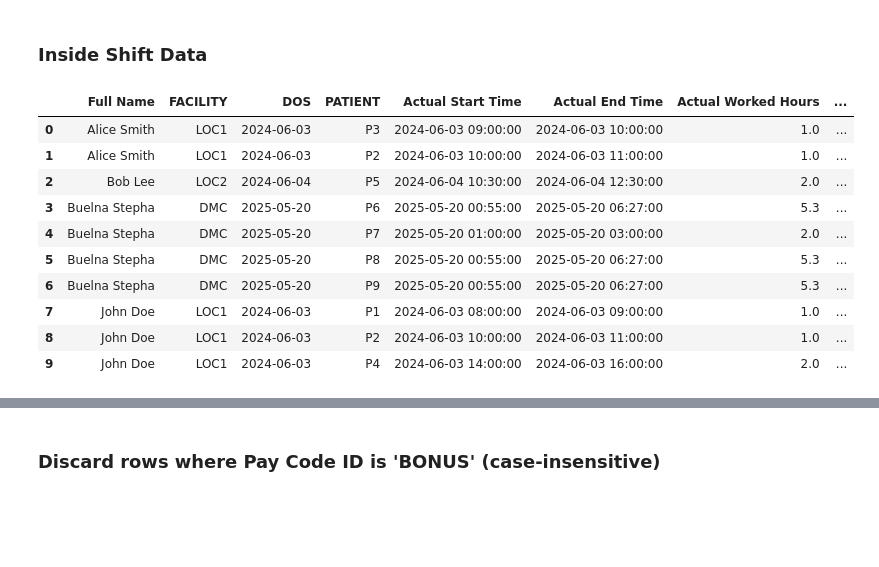
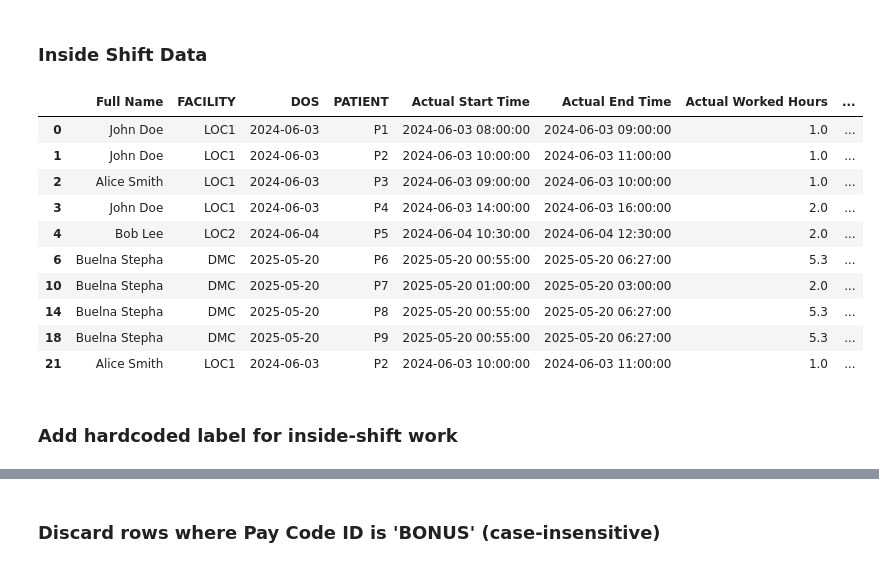
Before and after one commit to RajuNaik/Project-K, a Jupyter notebook: Actual_Working_Hours.ipynb, the cells around one changed output, grey strips where cells are left out. Cells and saved outputs as stored; diff of their text form; code cells hidden in the pictures; blank space fills up the shorter version.

```diff
--- a/Actual_Working_Hours.ipynb
+++ b/Actual_Working_Hours.ipynb
@@ -132,46 +125,43 @@ df_comp['Full Name'] = df_comp['Staff First Name'].str.strip() + ' ' + df_comp['
 df_comp['Schedule Start DateTime'] = pd.to_datetime(df_comp['Schedule Start Date'].astype(str) + ' ' + df_comp['Schedule Start Time'])
 df_comp['Schedule End DateTime'] = pd.to_datetime(df_comp['Schedule End Date'].astype(str) + ' ' + df_comp['Schedule End Time'])
 
 # Step 5: Cross join and filter by facility + actual time falling in schedule range
 df_cross = df_mcr_long.merge(
     df_comp,
     how='left',
     left_on=['Full Name', 'FACILITY'],
     right_on=['Full Name', 'Location ID']
 )
 
 df_filtered = df_cross[
     (df_cross['Actual Start Time'] >= df_cross['Schedule Start DateTime']) &
     (df_cross['Actual End Time'] <= df_cross['Schedule End DateTime'])
 ]
 
 # Step 6: Final formatting
 df_result = df_filtered.rename(columns={
     'Full Name_x': 'Full Name'
 })[[
     'Full Name', 'FACILITY', 'DOS', 'PATIENT',
     'Actual Start Time', 'Actual End Time', 'Actual Worked Hours',
     'Schedule Task Name', 'Schedule Start Date', 'Schedule Start Time',
     'Schedule End Date', 'Schedule End Time', 'Schedule Duration (hours)',
     'Pay Code ID'
 ]]
 
-# Add hardcoded label for inside-shift work
-df_result['Work Type'] = 'Callback'
-
-df_result_Callback = df_result.sort_values(by=['Full Name', 'DOS', 'FACILITY']).reset_index(drop=True)
-
 # Step 7: Display result
-display(df_result_Callback)
+display(df_result)
 # %% [output]
 |  | Full Name | FACILITY | DOS | PATIENT | Actual Start Time | Actual End Time | Actual Worked Hours | ... |
-| 0 | Alice Smith | LOC1 | 2024-06-03 | P3 | 2024-06-03 09:00:00 | 2024-06-03 10:00:00 | 1.0 | ... |
-| 1 | Alice Smith | LOC1 | 2024-06-03 | P2 | 2024-06-03 10:00:00 | 2024-06-03 11:00:00 | 1.0 | ... |
-| 2 | Bob Lee | LOC2 | 2024-06-04 | P5 | 2024-06-04 10:30:00 | 2024-06-04 12:30:00 | 2.0 | ... |
-| 3 | Buelna Stepha | DMC | 2025-05-20 | P6 | 2025-05-20 00:55:00 | 2025-05-20 06:27:00 | 5.3 | ... |
-| 4 | Buelna Stepha | DMC | 2025-05-20 | P7 | 2025-05-20 01:00:00 | 2025-05-20 03:00:00 | 2.0 | ... |
-| 5 | Buelna Stepha | DMC | 2025-05-20 | P8 | 2025-05-20 00:55:00 | 2025-05-20 06:27:00 | 5.3 | ... |
-| 6 | Buelna Stepha | DMC | 2025-05-20 | P9 | 2025-05-20 00:55:00 | 2025-05-20 06:27:00 | 5.3 | ... |
-| 7 | John Doe | LOC1 | 2024-06-03 | P1 | 2024-06-03 08:00:00 | 2024-06-03 09:00:00 | 1.0 | ... |
-| 8 | John Doe | LOC1 | 2024-06-03 | P2 | 2024-06-03 10:00:00 | 2024-06-03 11:00:00 | 1.0 | ... |
-| 9 | John Doe | LOC1 | 2024-06-03 | P4 | 2024-06-03 14:00:00 | 2024-06-03 16:00:00 | 2.0 | ... |
+| 0 | John Doe | LOC1 | 2024-06-03 | P1 | 2024-06-03 08:00:00 | 2024-06-03 09:00:00 | 1.0 | ... |
+| 1 | John Doe | LOC1 | 2024-06-03 | P2 | 2024-06-03 10:00:00 | 2024-06-03 11:00:00 | 1.0 | ... |
+| 2 | Alice Smith | LOC1 | 2024-06-03 | P3 | 2024-06-03 09:00:00 | 2024-06-03 10:00:00 | 1.0 | ... |
+| 3 | John Doe | LOC1 | 2024-06-03 | P4 | 2024-06-03 14:00:00 | 2024-06-03 16:00:00 | 2.0 | ... |
+| 4 | Bob Lee | LOC2 | 2024-06-04 | P5 | 2024-06-04 10:30:00 | 2024-06-04 12:30:00 | 2.0 | ... |
+| 6 | Buelna Stepha | DMC | 2025-05-20 | P6 | 2025-05-20 00:55:00 | 2025-05-20 06:27:00 | 5.3 | ... |
+| 10 | Buelna Stepha | DMC | 2025-05-20 | P7 | 2025-05-20 01:00:00 | 2025-05-20 03:00:00 | 2.0 | ... |
+| 14 | Buelna Stepha | DMC | 2025-05-20 | P8 | 2025-05-20 00:55:00 | 2025-05-20 06:27:00 | 5.3 | ... |
+| 18 | Buelna Stepha | DMC | 2025-05-20 | P9 | 2025-05-20 00:55:00 | 2025-05-20 06:27:00 | 5.3 | ... |
+| 21 | Alice Smith | LOC1 | 2024-06-03 | P2 | 2024-06-03 10:00:00 | 2024-06-03 11:00:00 | 1.0 | ... |
+# %% [markdown]
+### Add hardcoded label for inside-shift work
```
Also changed, not shown: parts of 8 cells of this notebook.
